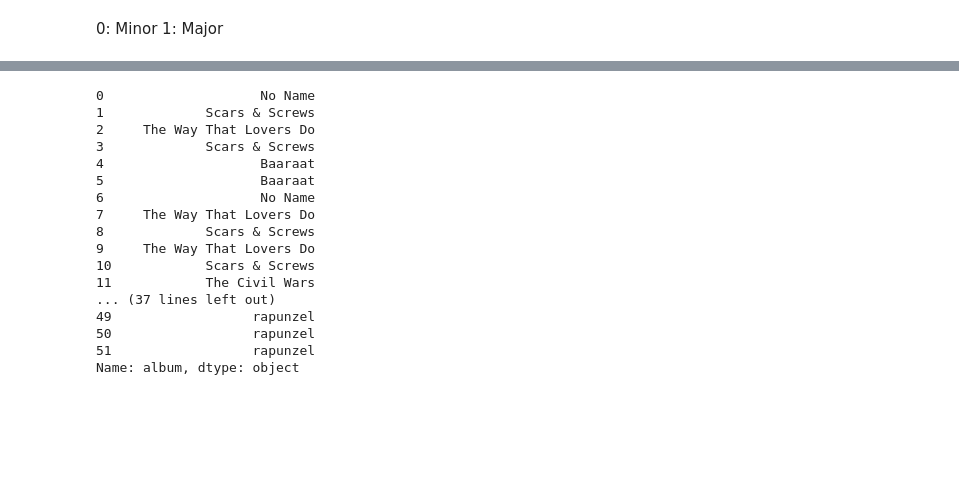
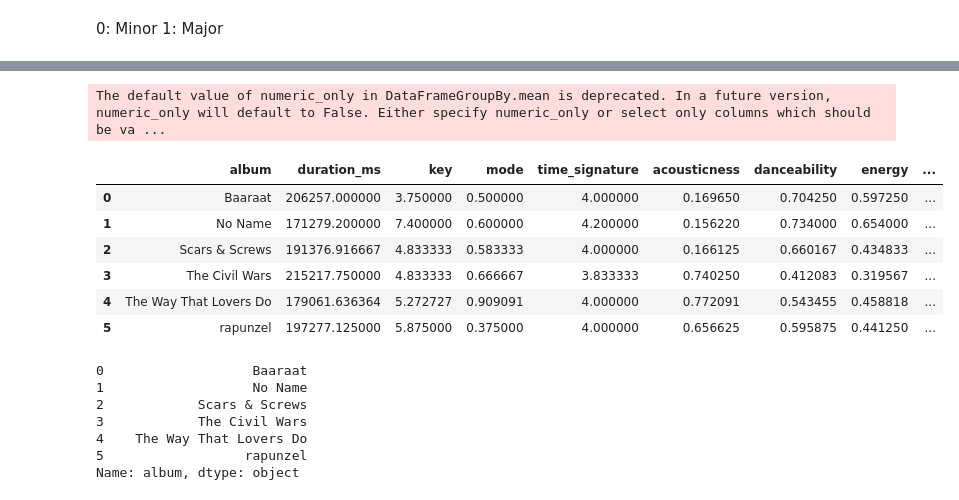
Before and after one commit to prrrathm/spotipy-analysis, a Jupyter notebook: DAVProjectFinal.ipynb, the cells around one changed output, grey strips where cells are left out. Drawn from its saved outputs; the diff is of its cells as text; code cells hidden in the pictures; blank space fills up the shorter version.

```diff
--- a/DAVProjectFinal.ipynb
+++ b/DAVProjectFinal.ipynb
@@ -125 +134,13 @@ DF1.head()
+# %%
+summaryDF = DF1.groupby("album").mean().reset_index()
+summaryDF
+# %% [output]
+The default value of numeric_only in DataFrameGroupBy.mean is deprecated. In a future version, numeric_only will default to False. Either specify numeric_only or select only columns which should be va ...
+|  | album | duration_ms | key | mode | time_signature | acousticness | danceability | energy | ... |
+| 0 | Baaraat | 206257.000000 | 3.750000 | 0.500000 | 4.000000 | 0.169650 | 0.704250 | 0.597250 | ... |
+| 1 | No Name | 171279.200000 | 7.400000 | 0.600000 | 4.200000 | 0.156220 | 0.734000 | 0.654000 | ... |
+| 2 | Scars & Screws | 191376.916667 | 4.833333 | 0.583333 | 4.000000 | 0.166125 | 0.660167 | 0.434833 | ... |
+| 3 | The Civil Wars | 215217.750000 | 4.833333 | 0.666667 | 3.833333 | 0.740250 | 0.412083 | 0.319567 | ... |
+| 4 | The Way That Lovers Do | 179061.636364 | 5.272727 | 0.909091 | 4.000000 | 0.772091 | 0.543455 | 0.458818 | ... |
+| 5 | rapunzel | 197277.125000 | 5.875000 | 0.375000 | 4.000000 | 0.656625 | 0.595875 | 0.441250 | ... |
 # %%
@@ -138,24 +159,14 @@ fig.add_trace(go.Scatter(x=album, y=DF1['acousticness'],
 fig.add_trace(go.Scatter(x=album, y=DF1['speechiness'],
                          mode='lines+markers', name='Avg. Speechiness'))
 # %%
-DF1['album']
+summaryDF['album']
 # %% [output]
-0                    No Name
-1             Scars & Screws
-2     The Way That Lovers Do
-3             Scars & Screws
-4                    Baaraat
-5                    Baaraat
-6                    No Name
-7     The Way That Lovers Do
-8             Scars & Screws
-9     The Way That Lovers Do
-10            Scars & Screws
-11            The Civil Wars
-... (37 lines left out)
-49                  rapunzel
-50                  rapunzel
-51                  rapunzel
+0                   Baaraat
+1                   No Name
+2            Scars & Screws
+3            The Civil Wars
+4    The Way That Lovers Do
+5                  rapunzel
 Name: album, dtype: object
 # %%
 fig = go.Figure()
```
Also changed, not shown: parts of 6 cells of this notebook, 1 other file.
